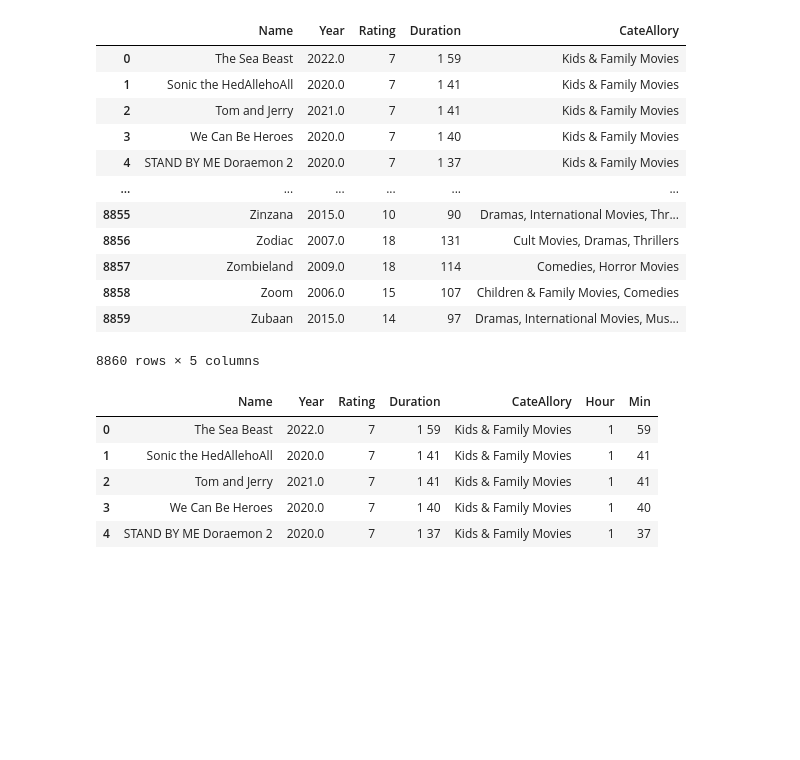
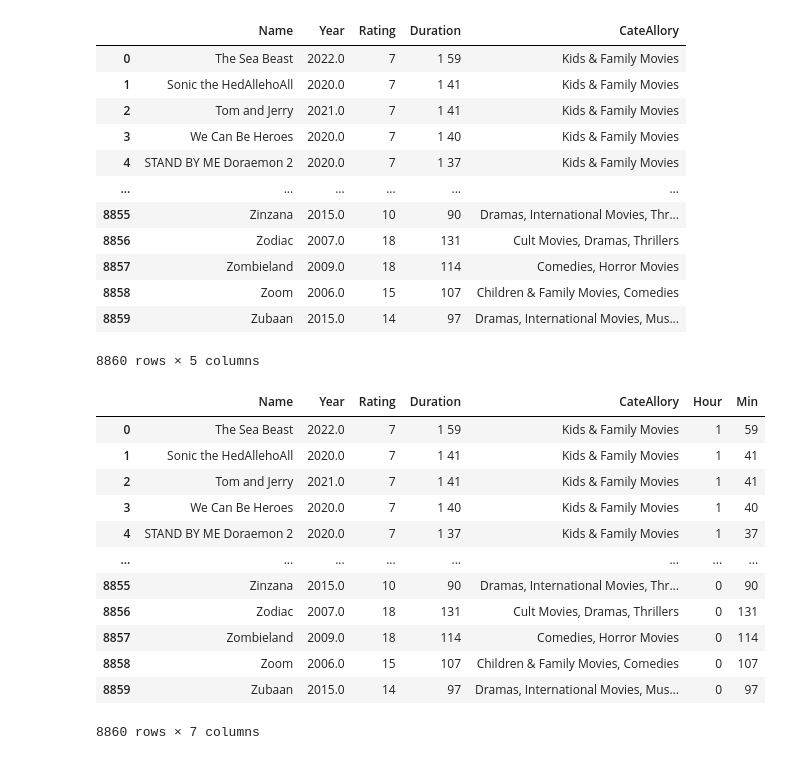
Before and after one commit to Sundakiy/Project-1-Team-2, a Jupyter notebook: Data.ipynb, the cells around one changed output. Cells and saved outputs as stored; diff of their text form; code cells hidden in the pictures; blank space fills up the shorter version.

```diff
--- a/Data.ipynb
+++ b/Data.ipynb
@@ -133,13 +120,31 @@ df
 | 8858 | Zoom | 2006.0 | 15 | 107 | Children & Family Movies, Comedies |
 | 8859 | Zubaan | 2015.0 | 14 | 97 | Dramas, International Movies, Mus... |
 8860 rows × 5 columns
-# %%
-df[['Hour', 'Min']] = df['Duration'].str.split(' ', expand=True)
-df.head()
-# %% [output]
-|  | Name | Year | Rating | Duration | CateAllory | Hour | Min |
-| 0 | The Sea Beast | 2022.0 | 7 | 1 59 | Kids & Family Movies | 1 | 59 |
-| 1 | Sonic the HedAllehoAll | 2020.0 | 7 | 1 41 | Kids & Family Movies | 1 | 41 |
-| 2 | Tom and Jerry | 2021.0 | 7 | 1 41 | Kids & Family Movies | 1 | 41 |
-| 3 | We Can Be Heroes | 2020.0 | 7 | 1 40 | Kids & Family Movies | 1 | 40 |
-| 4 | STAND BY ME Doraemon 2 | 2020.0 | 7 | 1 37 | Kids & Family Movies | 1 | 37 |
+# %%
+# list to distringuish which durations are in hour, min - and which are only in min
+duration_condition = pd.DataFrame(df['Duration'].str.contains(' '))
+
+# loops through df, splits Duration column if in hour, min - otherwise just put duration in minutes
+for i in range(len(df)):
+    if (duration_condition.loc[i,'Duration'] == True):
+        # df.loc[i,['Hour', 'Min']] = df.loc[i,'Duration'].str.split(' ', expand=True)
+        df.loc[i,['Hour', 'Min']] = df.loc[i,'Duration'].split()
+    else:
+        df.loc[i,'Min'] = df.loc[i,'Duration']
+        df.loc[i,'Hour'] = str(0)
+
+df
+# %% [output]
+|  | Name | Year | Rating | Duration | CateAllory | Hour | Min |
+| 0 | The Sea Beast | 2022.0 | 7 | 1 59 | Kids & Family Movies | 1 | 59 |
+| 1 | Sonic the HedAllehoAll | 2020.0 | 7 | 1 41 | Kids & Family Movies | 1 | 41 |
+| 2 | Tom and Jerry | 2021.0 | 7 | 1 41 | Kids & Family Movies | 1 | 41 |
+| 3 | We Can Be Heroes | 2020.0 | 7 | 1 40 | Kids & Family Movies | 1 | 40 |
+| 4 | STAND BY ME Doraemon 2 | 2020.0 | 7 | 1 37 | Kids & Family Movies | 1 | 37 |
+| ... | ... | ... | ... | ... | ... | ... | ... |
+| 8855 | Zinzana | 2015.0 | 10 | 90 | Dramas, International Movies, Thr... | 0 | 90 |
+| 8856 | Zodiac | 2007.0 | 18 | 131 | Cult Movies, Dramas, Thrillers | 0 | 131 |
+| 8857 | Zombieland | 2009.0 | 18 | 114 | Comedies, Horror Movies | 0 | 114 |
+| 8858 | Zoom | 2006.0 | 15 | 107 | Children & Family Movies, Comedies | 0 | 107 |
+| 8859 | Zubaan | 2015.0 | 14 | 97 | Dramas, International Movies, Mus... | 0 | 97 |
+8860 rows × 7 columns
```
Also changed, not shown: parts of 14 cells of this notebook.
